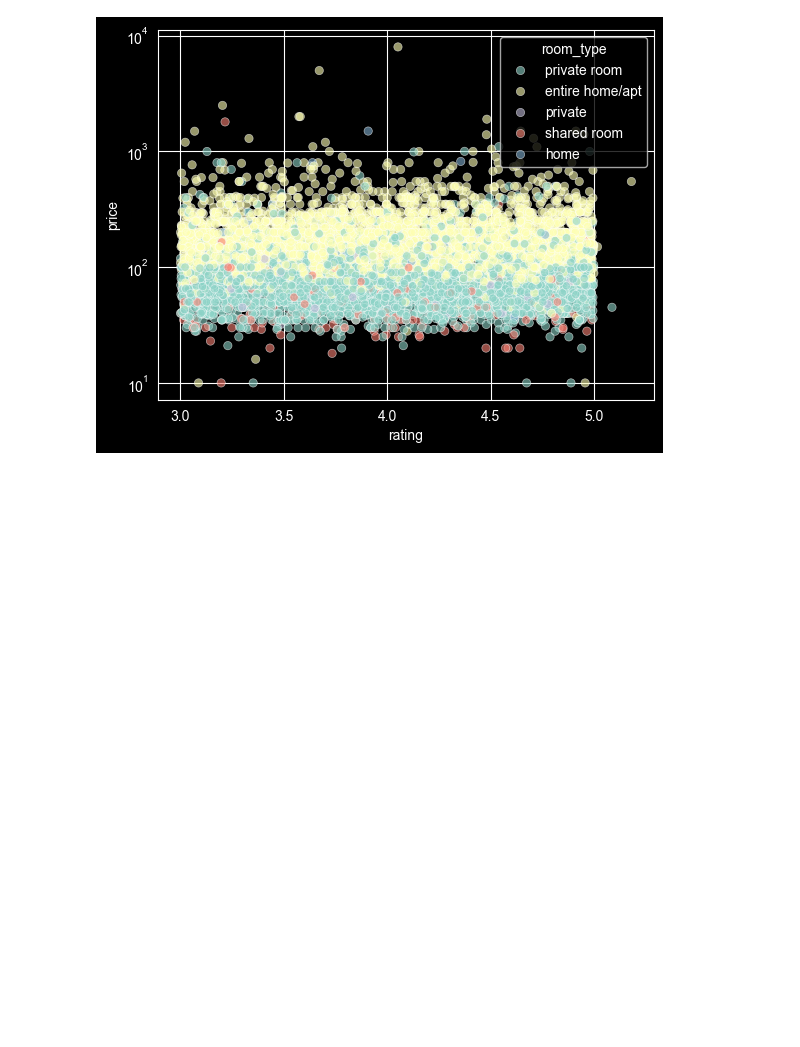
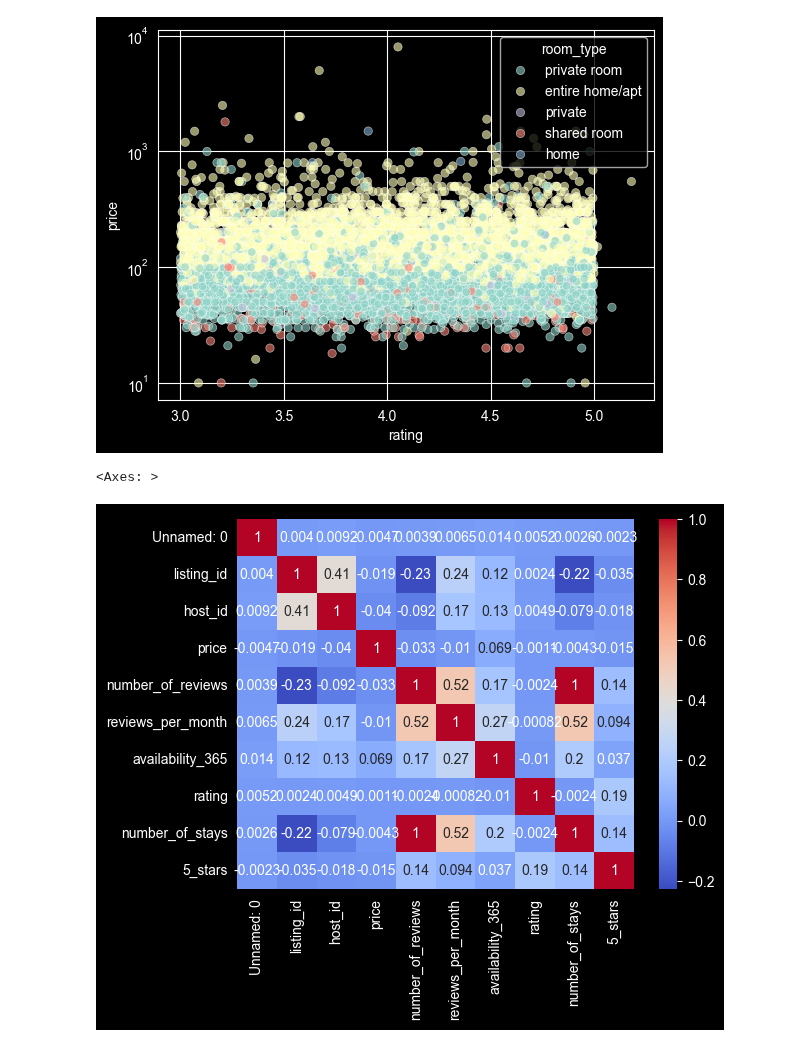
Before and after one commit to hubert21377/Data_Analysis_Workshops, a Jupyter notebook: zad1.ipynb, the cells around one changed output. Cells and saved outputs as stored; diff of their text form; code cells hidden in the pictures; blank space fills up the shorter version.

```diff
--- a/zad1.ipynb
+++ b/zad1.ipynb
@@ -155,3 +155,9 @@ plt.yscale('log')
 plt.show()
 # %% [output]
 [figure]
+# %%
+corr_kendall = airbnb.corr(method='kendall', numeric_only=True)
+sns.heatmap(corr_kendall, annot=True, cmap='coolwarm')
+# %% [output]
+<Axes: >
+[figure, added]
```
